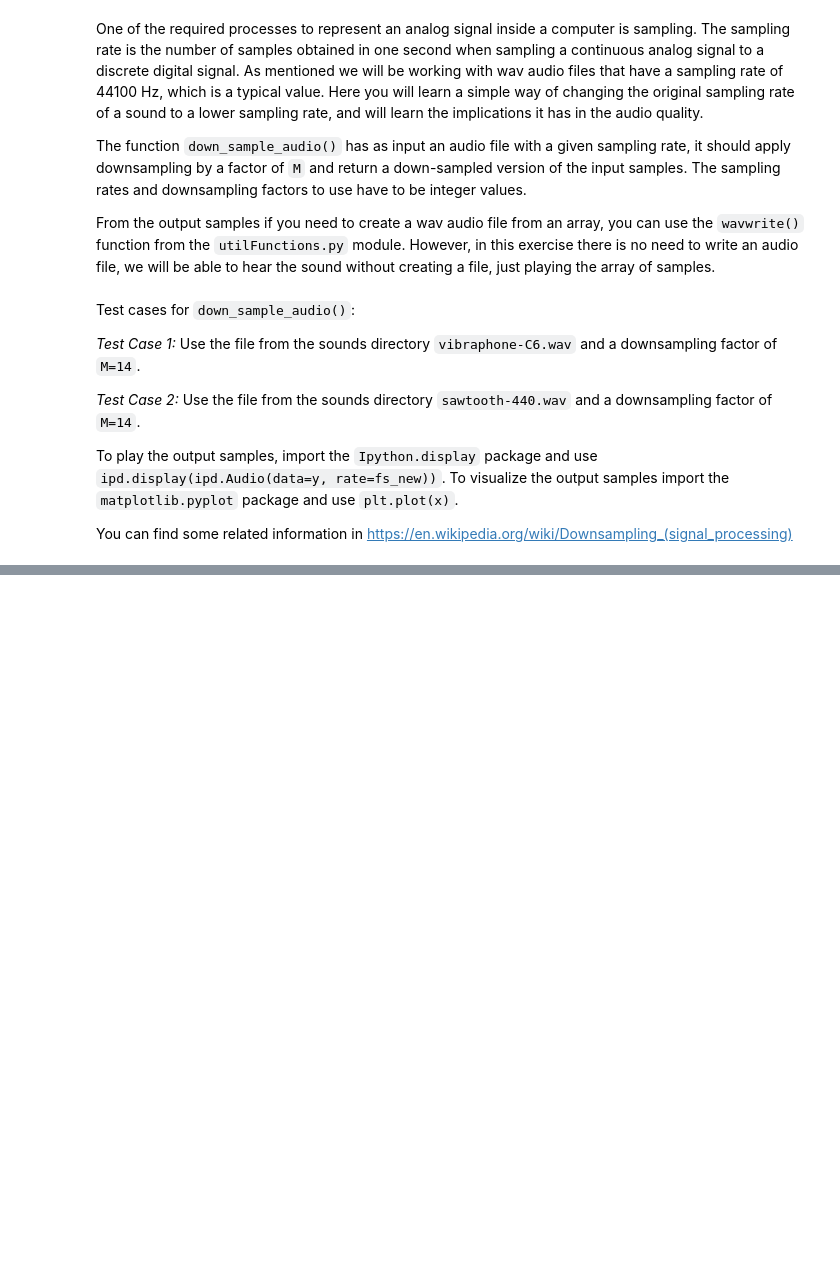
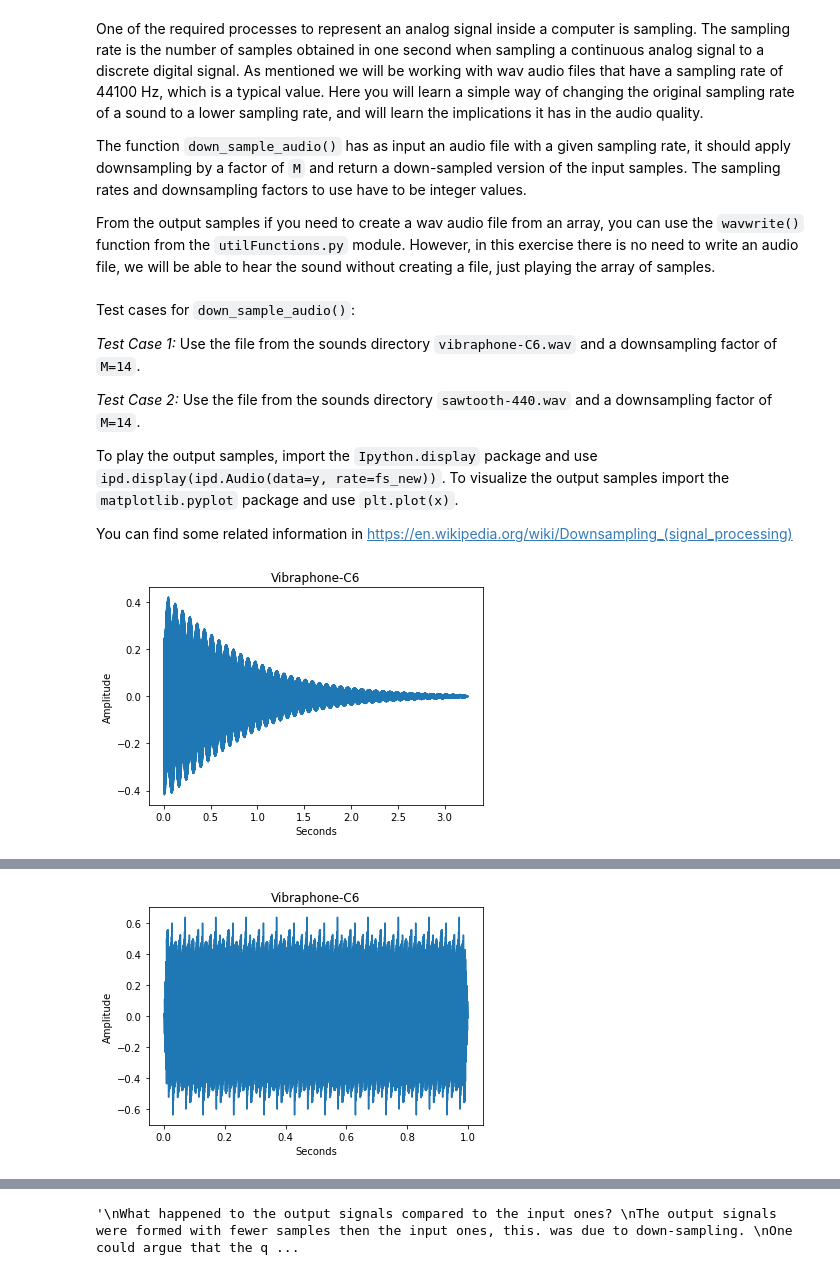
Before and after one commit to deancochran/sms-tools, a Jupyter notebook: notebooks/E1-Python-and-sounds.ipynb, the cells around one changed output, grey strips where cells are left out. Cells and saved outputs as stored; diff of their text form; code cells hidden in the pictures; blank space fills up the shorter version.

```diff
--- a/notebooks/E1-Python-and-sounds.ipynb
+++ b/notebooks/E1-Python-and-sounds.ipynb
@@ -100,6 +137,8 @@ def hop_samples(x, M):
         np.array: array containing every Mth element in x, starting from the first element in x
     """
     ### Your code here
+    # simply return the spliced version of the array separated by M samples
+    return(x[::M])
 # %% [markdown]
 If you run the function`hop_samples()` with `x = np.arange(10)` and `M = 2` as inputs, it should return:
 
@@ -110,3 +149,6 @@ array([0, 2, 4, 6, 8])
 # E1 - 3.2: Plot input array, call hop_samples() with proposed input, and plot output array
 
 ### Your code here
+x = np.arange(10)
+M=2
+print(hop_samples(x,M))
@@ -133,6 +177,16 @@ def down_sample_audio(input_file, M):
                and new sampling rate (int), like: (x, fs, y, fs_new)
     """
     ### Your code here
+    #first we read the file and obtian the rate and data
+    (fs_x, x) = wavread(input_file)
+    #then we obtain the downsampled data
+    y = hop_samples(x,M)
+    #we adjust our frequency rate by M
+    fs_y = fs_x/M
+    # no need to write to a file but here's how we would do it
+    #wavwrite(y, fs_y, 'Downsampled_Sound.wav')
+    #return the adjusted sample rate and the downsampled data
+    return (fs_y, y)
 # %% [markdown]
 Test cases for `down_sample_audio()`:
 
@@ -160,0 +203,43 @@ import matplotlib.pyplot as plt
+# %%
+# E1 - 4.2: Plot and play input sounds, call the function down_sample_audio() for the two test cases,
+# and plot and play the output sounds.
+
+### Your code here
+
+#The code is identical for both test cases:
+    #1- M=14
+    #2- set the file name to the plot_title var
+    #3- set the path name to the test_case var
+    #4- obtain the downsampled_audio rate and data with test_case and M
+    #5- initialize t to be the time frame of the audio in seconds
+    #6- plot the sound (also add labels and titles)
+    #7- use ipd.display to hear the sound that is being plotted
+
+M=14
+
+
+#Vibraphone Code
+
+plot_title="vibraphone-C6.wav"
+test_case1="../sounds/"+plot_title
+(fs_tc1,x_tc1)=down_sample_audio(test_case1, M)
+t_tc1=np.arange(x_tc1.size)/float(fs_tc1)
+plt.plot(t_tc1,x_tc1)
+plt.title("Vibraphone-C6")
+plt.xlabel("Seconds")
+plt.show()
+ipd.display(ipd.Audio(data=x_tc1, rate=fs_tc1))
+
+#Sawtooth Code
+
+plot_title="sawtooth-440.wav"
+test_case2="../sounds/"+plot_title
+(fs_tc2,x_tc2)=down_sample_audio(test_case2, M)
+t_tc2=np.arange(x_tc2.size)/float(fs_tc2)
+plt.plot(t_tc2,x_tc2)
+plt.title("Vibraphone-C6")
+plt.xlabel("Seconds")
+plt.show()
+ipd.display(ipd.Audio(data=x_tc2, rate=fs_tc2))
+# %% [output]
+[figure, added]
@@ -160,0 +247 @@ import matplotlib.pyplot as plt
+[figure, added]
@@ -160,0 +249,18 @@ import matplotlib.pyplot as plt
+# %%
+# E1 - 4.3: Explain the results of part 4. What happened to the output signals compared to the input ones?
+# Is there a difference between the 2 cases? Why? How could we avoid damaging the signal when downsampling it?
+
+"""
+Our downsampling method produces an estimate of the original sequence created with 'wavread',
+that would have been obtained by sampling the signal at a lower rate. This means that the output signals were
+formed with fewer samples then the input ones. One could argue that the quality of the sound was decreased.
+
+In the resulting TestCases, Case 1 was diminished in amplitude  over time while Test case 2 stayed consitent.
+In terms of downsampling, no, both sounds were reduced by the same rate.
+
+We could avoid the damage done to the original signal when downsampling by finding the most optimal values
+to produce the same sound without clipping our audio.
+
+"""
+# %% [output]
+'\nWhat happened to the output signals compared to the input ones? \nThe output signals were formed with fewer samples then the input ones, this. was due to down-sampling. \nOne could argue that the q ...
```
Also changed, not shown: parts of 11 cells of this notebook.
